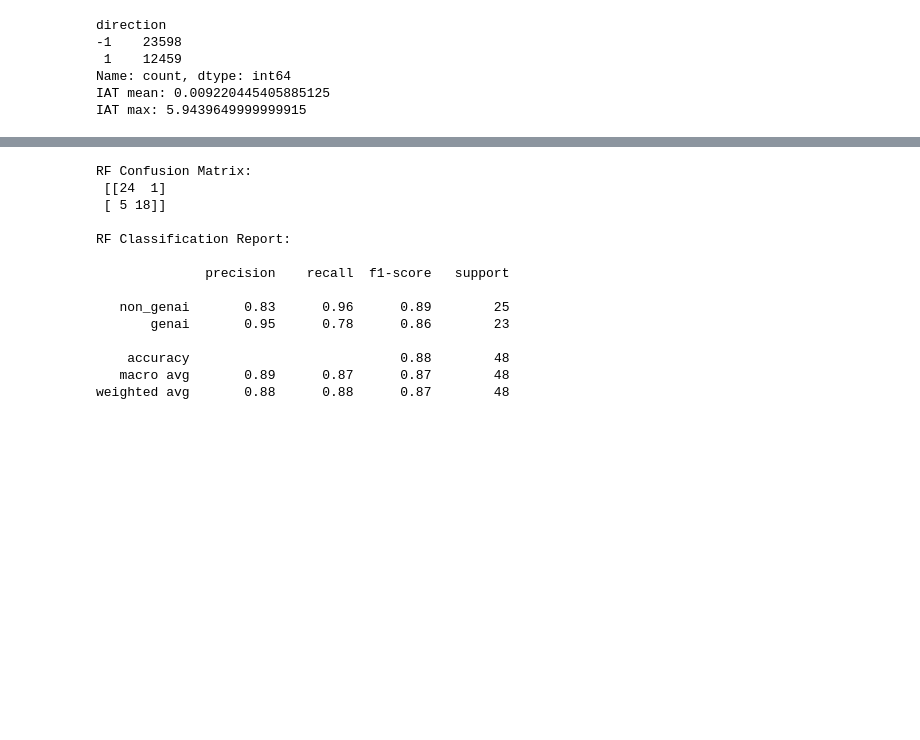
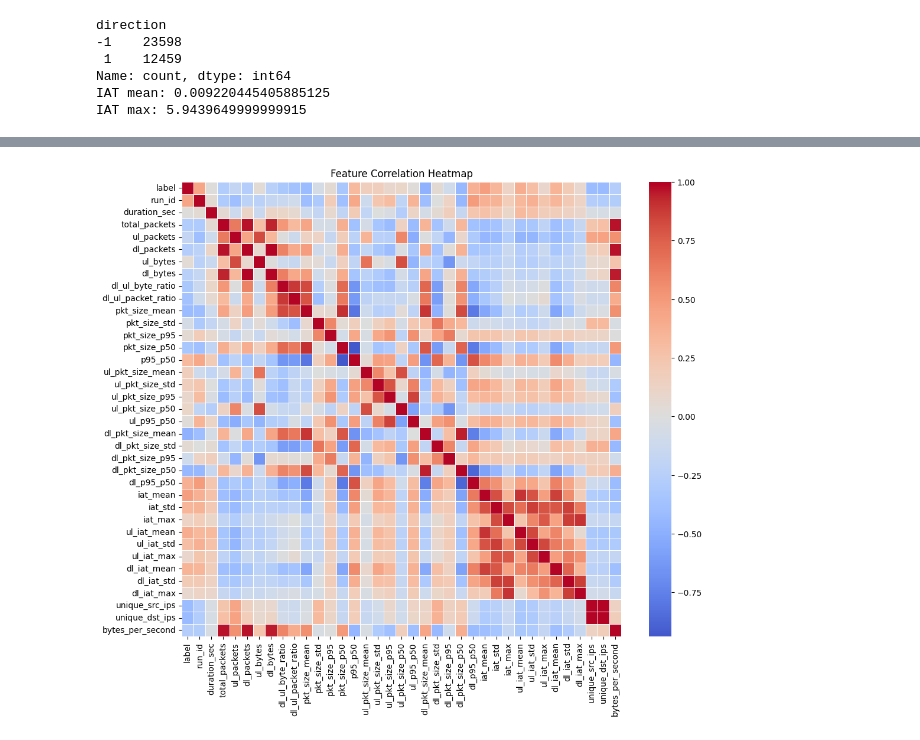
Before and after one commit to KoushikRama/GenAI_Traffic_Classification, a Jupyter notebook: Feature_extraction.ipynb, the cells around one changed output, grey strips where cells are left out. Saved outputs shown, nothing was run; the diff lists cells and outputs as text; code cells hidden in the pictures; blank space fills up the shorter version.

```diff
--- a/Feature_extraction.ipynb
+++ b/Feature_extraction.ipynb
@@ -382,13 +396,20 @@ def extract_features(df: pd.DataFrame) -> dict:
     pkt_size_mean = float(df["Length"].mean())
     pkt_size_std  = float(df["Length"].std(ddof=1)) if total_packets > 1 else 0.0
     pkt_size_p95  = float(np.percentile(df["Length"].to_numpy(), 95)) if len(df) > 0 else 0.0
+    pkt_size_p50  = float(np.percentile(df["Length"].to_numpy(), 50)) if len(df) > 0 else 0.0
+    p95_p50 = pkt_size_p95 - pkt_size_p50
 
     ul_pkt_size_mean = float(ul["Length"].mean()) if ul_packets > 0 else 0.0
     ul_pkt_size_std  = float(ul["Length"].std(ddof=1)) if ul_packets > 1 else 0.0
+    ul_pkt_size_p95  = float(np.percentile(ul["Length"].to_numpy(), 95)) if len(ul) > 0 else 0.0
+    ul_pkt_size_p50  = float(np.percentile(ul["Length"].to_numpy(), 50)) if len(ul) > 0 else 0.0
+    ul_p95_p50 = ul_pkt_size_p95 - ul_pkt_size_p50
 
     dl_pkt_size_mean = float(dl["Length"].mean()) if dl_packets > 0 else 0.0
     dl_pkt_size_std  = float(dl["Length"].std(ddof=1)) if dl_packets > 1 else 0.0
     dl_pkt_size_p95  = float(np.percentile(dl["Length"].to_numpy(), 95)) if len(dl) > 0 else 0.0
+    dl_pkt_size_p50  = float(np.percentile(dl["Length"].to_numpy(), 50)) if len(dl) > 0 else 0.0
+    dl_p95_p50 = dl_pkt_size_p95 - dl_pkt_size_p50
 
     # IAT
     iat_mean = float(df["iat"].mean())
@@ -397,11 +418,14 @@ def extract_features(df: pd.DataFrame) -> dict:
 
     ul_iat_mean = float(ul["iat"].mean()) if ul_packets > 0 else 0.0
     ul_iat_std  = float(ul["iat"].std(ddof=1)) if ul_packets > 1 else 0.0
+    ul_iat_max = float(ul["iat"].max())
 
     dl_iat_mean = float(dl["iat"].mean()) if dl_packets > 0 else 0.0
-    dl_iat_std  = float(dl["iat"].std(ddof=1)) if dl_packets > 1 else 0.0
+    dl_iat_std  = float(dl["iat"].std(ddof=1)) if dl_packets > 1 else 0.
+    dl_iat_max = float(dl["iat"].max())
 
-    # Unique destination count
+    # Unique src & destination count
+    unique_src_ips = int(df["Source"].nunique())
     unique_dst_ips = int(df["Destination"].nunique())
 
     # throughput
@@ -423,13 +447,20 @@ def extract_features(df: pd.DataFrame) -> dict:
         "pkt_size_mean": pkt_size_mean,
         "pkt_size_std": pkt_size_std,
         "pkt_size_p95": pkt_size_p95,
+        "pkt_size_p50": pkt_size_p50,
+        "p95_p50": p95_p50,
 
         "ul_pkt_size_mean": ul_pkt_size_mean,
         "ul_pkt_size_std": ul_pkt_size_std,
+        "ul_pkt_size_p95": ul_pkt_size_p95,
+        "ul_pkt_size_p50": ul_pkt_size_p50,
+        "ul_p95_p50": ul_p95_p50,
 
         "dl_pkt_size_mean": dl_pkt_size_mean,
         "dl_pkt_size_std": dl_pkt_size_std,
         "dl_pkt_size_p95": dl_pkt_size_p95,
+        "dl_pkt_size_p50": dl_pkt_size_p50,
+        "dl_p95_p50": dl_p95_p50,
 
         "iat_mean": iat_mean,
         "iat_std": iat_std,
@@ -437,10 +468,13 @@ def extract_features(df: pd.DataFrame) -> dict:
 
         "ul_iat_mean": ul_iat_mean,
         "ul_iat_std": ul_iat_std,
+        "ul_iat_max": ul_iat_max,
 
         "dl_iat_mean": dl_iat_mean,
         "dl_iat_std": dl_iat_std,
+        "dl_iat_max": dl_iat_max,
 
+        "unique_src_ips": unique_src_ips,
         "unique_dst_ips": unique_dst_ips,
         "bytes_per_second": bytes_per_second,
     }
@@ -619,21 +603,23 @@ RF mean: 0.8733333333333334 std: 0.0793803159977411
-# %%
-y_pred_rf = cross_val_predict(rf, X, y, cv=cv)
-
-print("RF Confusion Matrix:\n", confusion_matrix(y, y_pred_rf))
-print("\nRF Classification Report:\n")
-print(classification_report(y, y_pred_rf, target_names=["non_genai", "genai"]))
-# %% [output]
-RF Confusion Matrix:
- [[24  1]
- [ 5 18]]
-
-RF Classification Report:
-
-              precision    recall  f1-score   support
-
-   non_genai       0.83      0.96      0.89        25
-       genai       0.95      0.78      0.86        23
-
-    accuracy                           0.88        48
-   macro avg       0.89      0.87      0.87        48
-weighted avg       0.88      0.88      0.87        48
+# %%
+import seaborn as sns
+import matplotlib.pyplot as plt
+
+plt.figure(figsize=(12,10))
+df_plot = df_feat.copy()
+df_plot["label"] = df_plot["label"].map({
+    "non_genai": 0,
+    "genai": 1
+})
+corr = df_plot.corr(numeric_only=True)
+
+sns.heatmap(
+    corr,
+    cmap="coolwarm",
+    center=0,
+    linewidths=0.5
+)
+
+plt.title("Feature Correlation Heatmap")
+plt.show()
+# %% [output]
+[figure, added]
```
Also changed, not shown: parts of 13 cells of this notebook, 1 other file.
